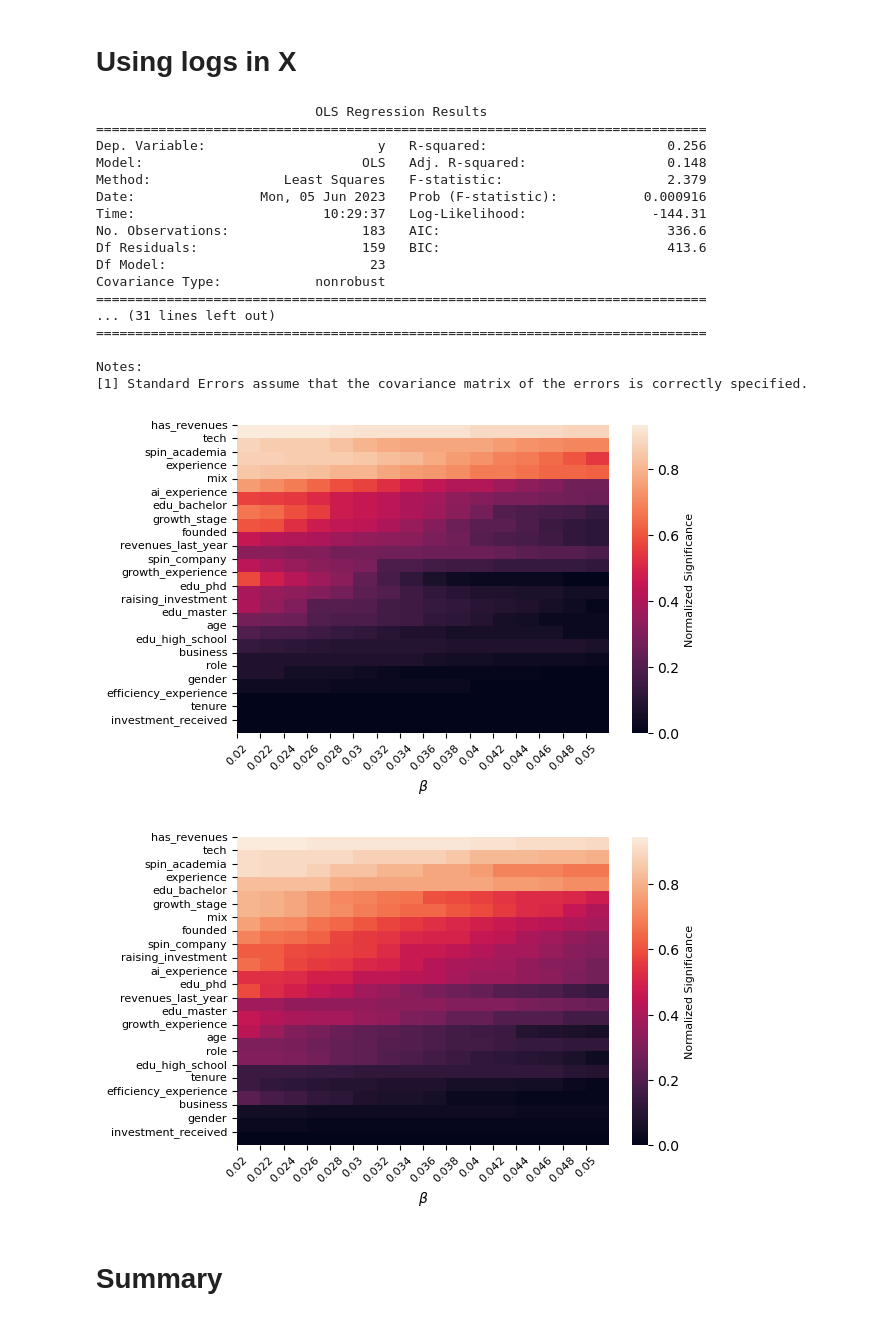
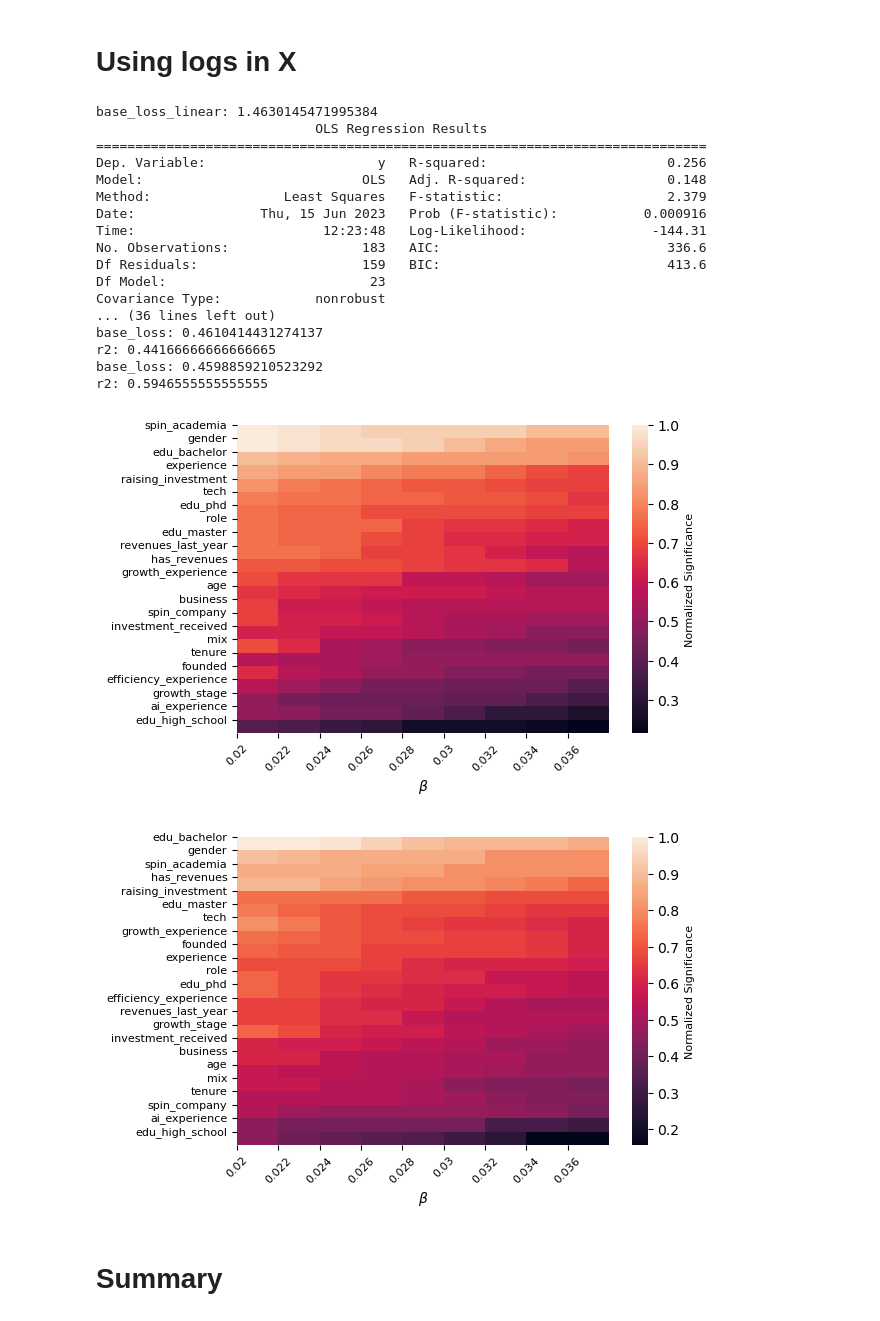
Before and after one commit to nahuelstatuto/significance_test, a Jupyter notebook: p-values.ipynb, the cells around one changed output. Saved outputs shown, nothing was run; the diff lists cells and outputs as text; code cells hidden in the pictures.

```diff
--- a/p-values.ipynb
+++ b/p-values.ipynb
@@ -64,7 +72,11 @@ To enable them in other operations, rebuild TensorFlow with the appropriate comp
 # %%
 ## OLS summary
-print(res[0][0].summary())
+print('base_loss_linear: {}'.format(res[0][3]))
+print(res[0][0].summary(xname=xname))
+
 ## NN histograms
 for result in res[1:]:
-    fn.plot_heat_map(result[0], result[1], beta_vec=np.arange(2e-2,5.2e-2,0.2e-2))
+    print('base_loss: {}'.format(result[3]))
+    print('r2: {}'.format(result[2]))
+    fn.plot_heat_map(result[0], result[1], beta_vec=beta_vec)
 # %% [output]
@@ -100,13 +111,15 @@ X = pd.DataFrame(X, columns = data.columns)
 X = sm.add_constant(X)
 y = np.log(df["tech_scenario"]/df["business_scenario"]).values
 variable_names = list(data.columns)
-X_train, X_test, y_train, y_test = train_test_split(X, y, test_size=test_size, random_state=42)
 
-res1 = fn.different_models(X_train, y_train, X_test, y_test, n_runs=n_runs, layers=[[10],[20,10]], beta_vec=np.arange(2e-2,5.2e-2,0.2e-2), variable_names=variable_names)
+res1 = fn.different_models(X, y, k_folds, n_runs=n_runs, layers=[[10],[20,10]], beta_vec=beta_vec, variable_names=variable_names)
 # %%
 ## OLS summary
-print(res1[0][0].summary())
+print('base_loss_linear: {}'.format(res[0][3]))
+print(res1[0][0].summary(xname=xname))
 ## NN histograms
 for result in res1[1:]:
-    fn.plot_heat_map(result[0], result[1], beta_vec=np.arange(2e-2,5.2e-2,0.2e-2))
+    print('base_loss: {}'.format(result[3]))
+    print('r2: {}'.format(result[2]))
+    fn.plot_heat_map(result[0], result[1], beta_vec=beta_vec)
 # %% [output]
@@ -145,35 +158,37 @@ X = pd.DataFrame(X, columns = data.columns)
 X = sm.add_constant(X)
 y = np.log(df["tech_scenario"]/df["business_scenario"]).values
 variable_names = list(data.columns)
-X_train, X_test, y_train, y_test = train_test_split(X, y, test_size=test_size, random_state=42)
 
-res2 = fn.different_models(X_train, y_train, X_test, y_test, n_runs=n_runs, layers=[[10],[20,10]], beta_vec=np.arange(2e-2,5.2e-2,0.2e-2), variable_names=variable_names)
+res2 = fn.different_models(X, y, k_folds, n_runs=n_runs, layers=[[10],[20,10]], beta_vec=beta_vec, variable_names=variable_names)
 # %%
 ## OLS summary
-print(res2[0][0].summary())
+print('base_loss_linear: {}'.format(res[0][3]))
+print(res2[0][0].summary(xname=xname))
 ## NN histograms
 for result in res2[1:]:
-    fn.plot_heat_map(result[0], result[1], beta_vec=np.arange(2e-2,5.2e-2,0.2e-2))
+    print('base_loss: {}'.format(result[3]))
+    print('r2: {}'.format(result[2]))
+    fn.plot_heat_map(result[0], result[1], beta_vec=beta_vec)
 # %% [output]
+base_loss_linear: 1.4630145471995384
                             OLS Regression Results
 ==============================================================================
 Dep. Variable:                      y   R-squared:                       0.256
 Model:                            OLS   Adj. R-squared:                  0.148
 Method:                 Least Squares   F-statistic:                     2.379
-Date:                Mon, 05 Jun 2023   Prob (F-statistic):           0.000916
-Time:                        10:29:37   Log-Likelihood:                -144.31
+Date:                Thu, 15 Jun 2023   Prob (F-statistic):           0.000916
+Time:                        12:23:48   Log-Likelihood:                -144.31
 No. Observations:                 183   AIC:                             336.6
 Df Residuals:                     159   BIC:                             413.6
 Df Model:                          23
 Covariance Type:            nonrobust
-==============================================================================
-... (31 lines left out)
-==============================================================================
-
-Notes:
-[1] Standard Errors assume that the covariance matrix of the errors is correctly specified.
+... (36 lines left out)
+base_loss: 0.4610414431274137
+r2: 0.44166666666666665
+base_loss: 0.4598859210523292
+r2: 0.5946555555555555
-[figure, old version]
+[figure, new version]
-[figure, old version]
+[figure, new version]
 # %% [markdown]
 # Summary
 # %%
```
Also changed, not shown: parts of 5 cells of this notebook, 2 other files.
